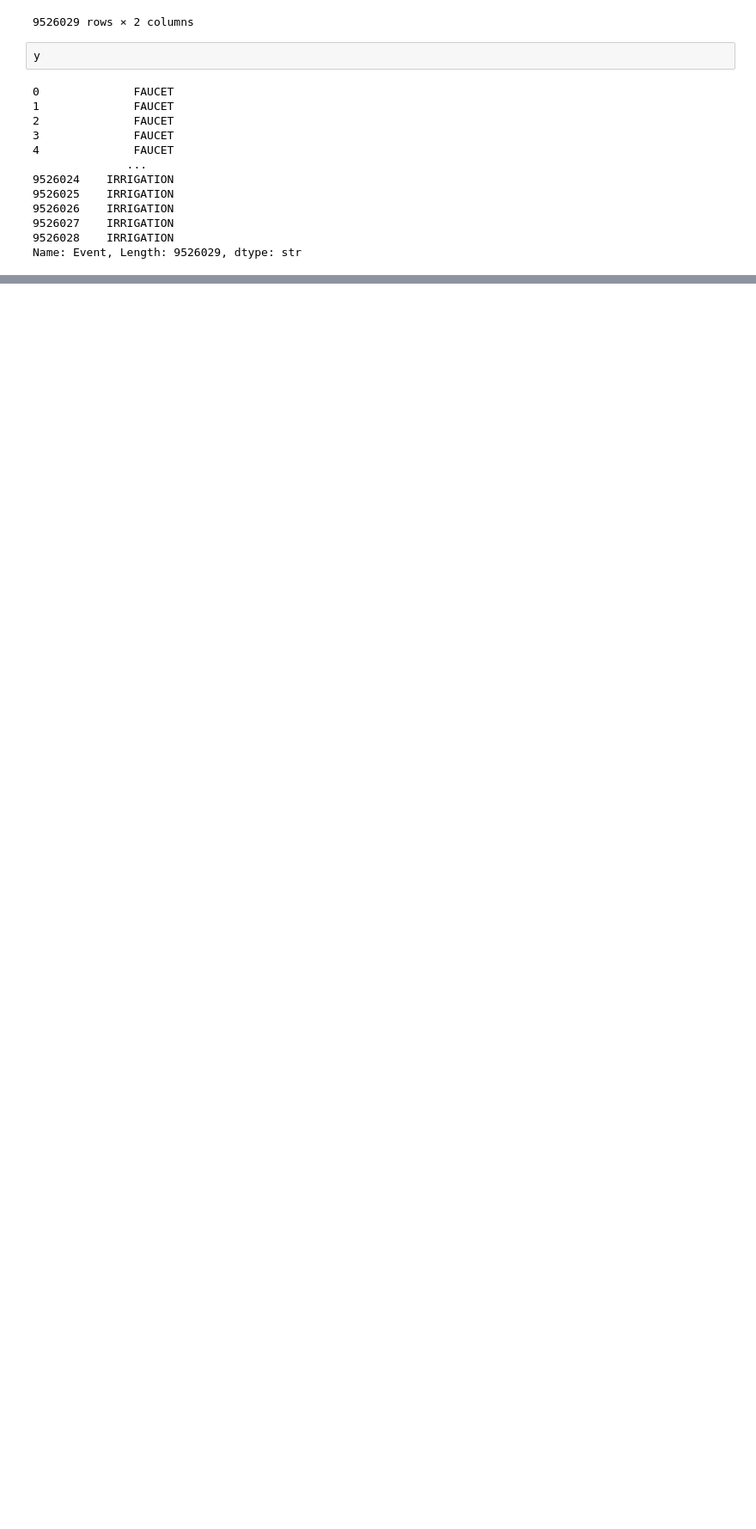
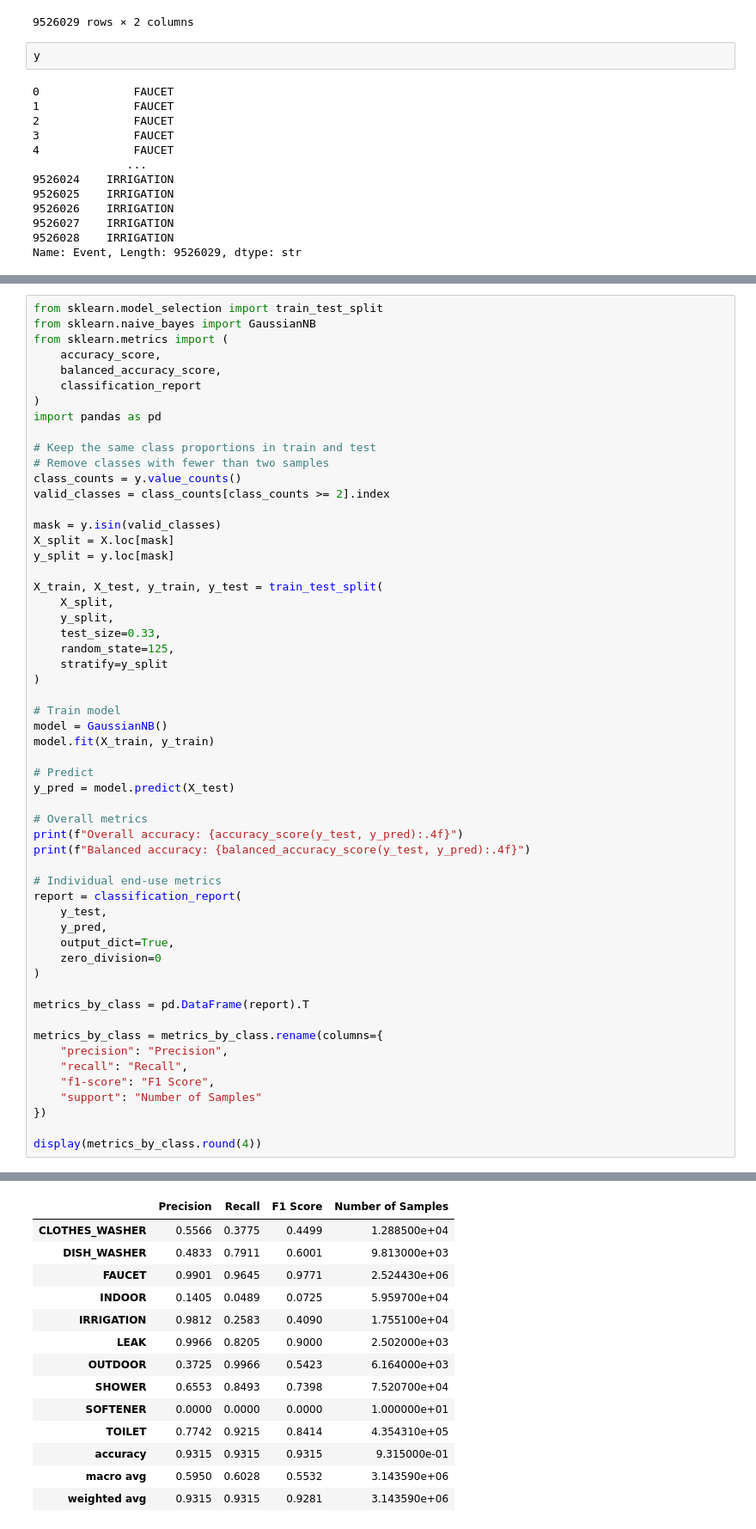
Before and after one commit to frjack2/Naive-Bayes-Classification-of-enduses-REU-dataset, a Jupyter notebook: Naive Bayes Classification on REU dataset.ipynb, the cells around one changed output, grey strips where cells are left out. Shown at 86% size. Drawn from its saved outputs; the diff is of its cells as text; blank space fills up the shorter version.

```diff
--- a/Naive Bayes Classification on REU dataset.ipynb
+++ b/Naive Bayes Classification on REU dataset.ipynb
@@ -66,0 +404,57 @@ from sklearn.naive_bayes import GaussianNB
+# %%
+from sklearn.model_selection import train_test_split
+from sklearn.naive_bayes import GaussianNB
+from sklearn.metrics import (
+    accuracy_score,
+    balanced_accuracy_score,
+    classification_report
+)
+import pandas as pd
+
+# Keep the same class proportions in train and test
+# Remove classes with fewer than two samples
+class_counts = y.value_counts()
+valid_classes = class_counts[class_counts >= 2].index
+
+mask = y.isin(valid_classes)
+X_split = X.loc[mask]
+y_split = y.loc[mask]
+
+X_train, X_test, y_train, y_test = train_test_split(
+    X_split,
+    y_split,
+    test_size=0.33,
+    random_state=125,
+    stratify=y_split
+)
+
+# Train model
+model = GaussianNB()
+model.fit(X_train, y_train)
+
+# Predict
+y_pred = model.predict(X_test)
+
+# Overall metrics
+print(f"Overall accuracy: {accuracy_score(y_test, y_pred):.4f}")
+print(f"Balanced accuracy: {balanced_accuracy_score(y_test, y_pred):.4f}")
+
+# Individual end-use metrics
+report = classification_report(
+    y_test,
+    y_pred,
+    output_dict=True,
+    zero_division=0
+)
+
+metrics_by_class = pd.DataFrame(report).T
+
+metrics_by_class = metrics_by_class.rename(columns={
+    "precision": "Precision",
+    "recall": "Recall",
+    "f1-score": "F1 Score",
+    "support": "Number of Samples"
+})
+
+display(metrics_by_class.round(4))
+# %% [output]
@@ -66,0 +463,14 @@ from sklearn.naive_bayes import GaussianNB
+|  | Precision | Recall | F1 Score | Number of Samples |
+| CLOTHES_WASHER | 0.5566 | 0.3775 | 0.4499 | 1.288500e+04 |
+| DISH_WASHER | 0.4833 | 0.7911 | 0.6001 | 9.813000e+03 |
+| FAUCET | 0.9901 | 0.9645 | 0.9771 | 2.524430e+06 |
+| INDOOR | 0.1405 | 0.0489 | 0.0725 | 5.959700e+04 |
+| IRRIGATION | 0.9812 | 0.2583 | 0.4090 | 1.755100e+04 |
+| LEAK | 0.9966 | 0.8205 | 0.9000 | 2.502000e+03 |
+| OUTDOOR | 0.3725 | 0.9966 | 0.5423 | 6.164000e+03 |
+| SHOWER | 0.6553 | 0.8493 | 0.7398 | 7.520700e+04 |
+| SOFTENER | 0.0000 | 0.0000 | 0.0000 | 1.000000e+01 |
+| TOILET | 0.7742 | 0.9215 | 0.8414 | 4.354310e+05 |
+| accuracy | 0.9315 | 0.9315 | 0.9315 | 9.315000e-01 |
+| macro avg | 0.5950 | 0.6028 | 0.5532 | 3.143590e+06 |
+| weighted avg | 0.9315 | 0.9315 | 0.9281 | 3.143590e+06 |
```
Also changed, not shown: parts of 16 cells of this notebook.
